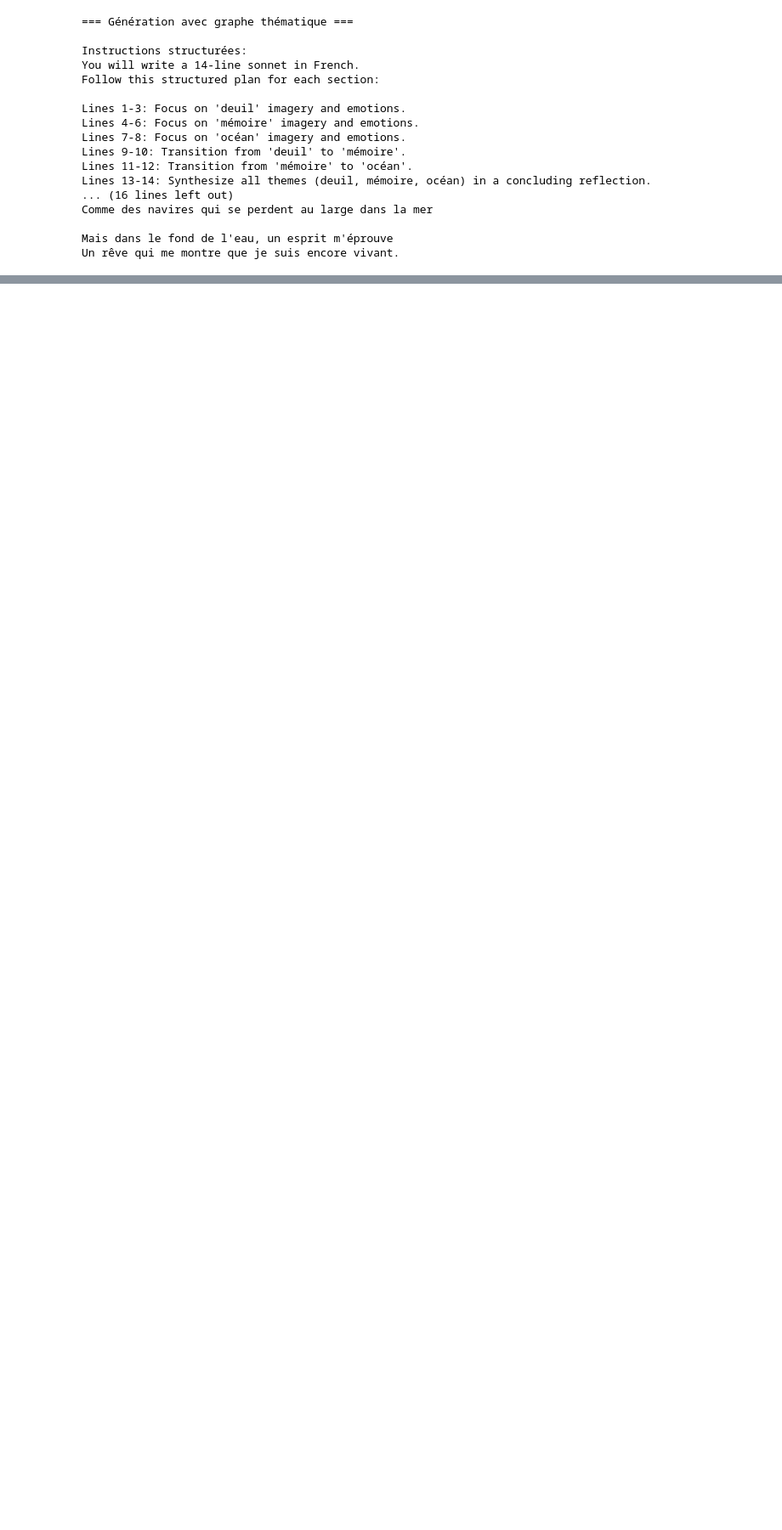
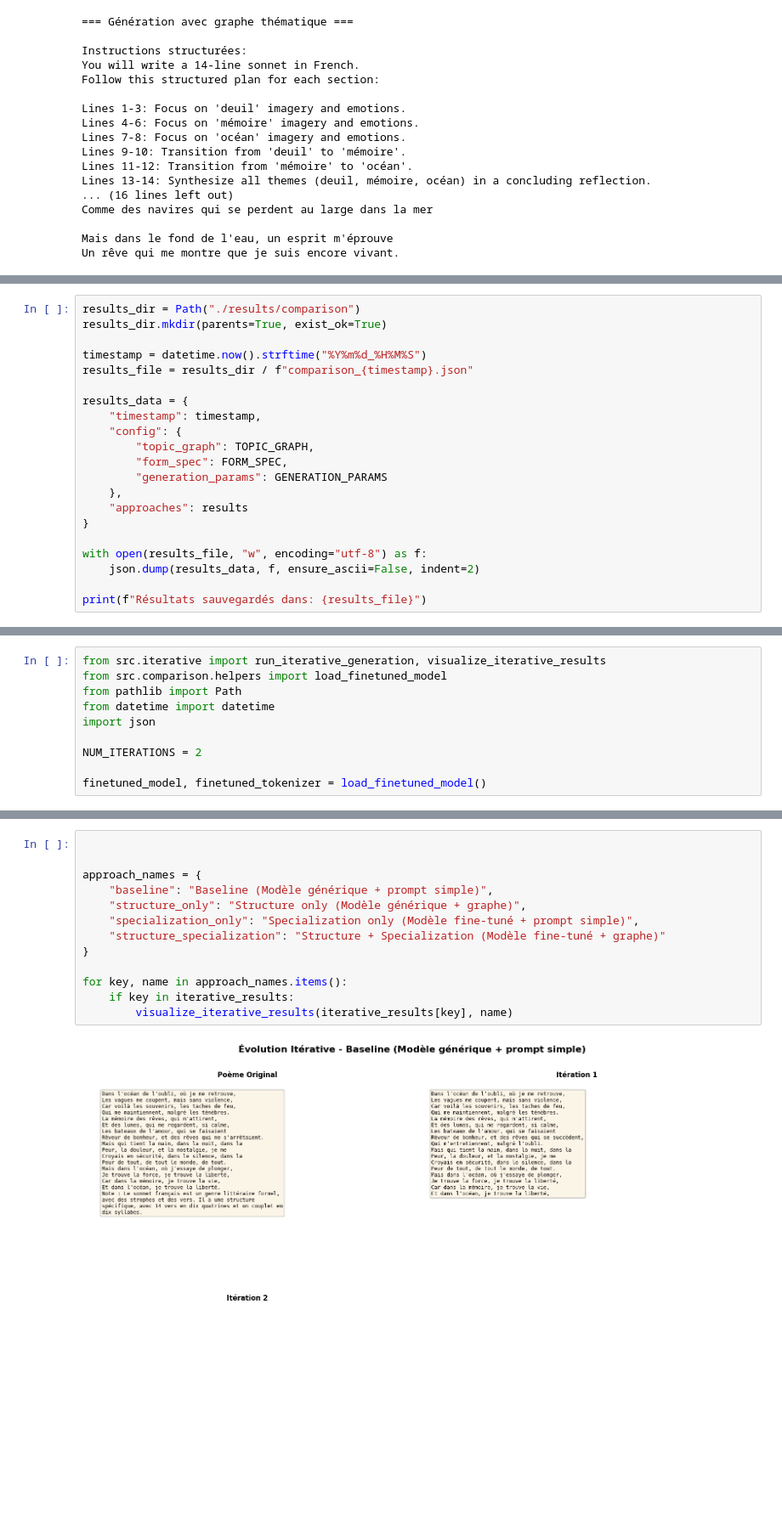
Before and after one commit to ErwinGoneMad/NLP2, a Jupyter notebook: sandbox.ipynb, the cells around one changed output, grey strips where cells are left out. Shown at 85% size. Saved outputs shown, nothing was run; the diff lists cells and outputs as text; blank space fills up the shorter version.

```diff
--- a/sandbox.ipynb
+++ b/sandbox.ipynb
@@ -219,0 +454,21 @@ Un rêve qui me montre que je suis encore vivant.
+# %%
+results_dir = Path("./results/comparison")
+results_dir.mkdir(parents=True, exist_ok=True)
+
+timestamp = datetime.now().strftime("%Y%m%d_%H%M%S")
+results_file = results_dir / f"comparison_{timestamp}.json"
+
+results_data = {
+    "timestamp": timestamp,
+    "config": {
+        "topic_graph": TOPIC_GRAPH,
+        "form_spec": FORM_SPEC,
+        "generation_params": GENERATION_PARAMS
+    },
+    "approaches": results
+}
+
+with open(results_file, "w", encoding="utf-8") as f:
+    json.dump(results_data, f, ensure_ascii=False, indent=2)
+
+print(f"Résultats sauvegardés dans: {results_file}")
@@ -219,0 +489,10 @@ Un rêve qui me montre que je suis encore vivant.
+# %%
+from src.iterative import run_iterative_generation, visualize_iterative_results
+from src.comparison.helpers import load_finetuned_model
+from pathlib import Path
+from datetime import datetime
+import json
+
+NUM_ITERATIONS = 2
+
+finetuned_model, finetuned_tokenizer = load_finetuned_model()
@@ -219,0 +582,15 @@ Un rêve qui me montre que je suis encore vivant.
+# %%
+
+
+approach_names = {
+    "baseline": "Baseline (Modèle générique + prompt simple)",
+    "structure_only": "Structure only (Modèle générique + graphe)",
+    "specialization_only": "Specialization only (Modèle fine-tuné + prompt simple)",
+    "structure_specialization": "Structure + Specialization (Modèle fine-tuné + graphe)"
+}
+
+for key, name in approach_names.items():
+    if key in iterative_results:
+        visualize_iterative_results(iterative_results[key], name)
+# %% [output]
+[figure, added]
```
Also changed, not shown: parts of 21 cells of this notebook, 23 other files.
